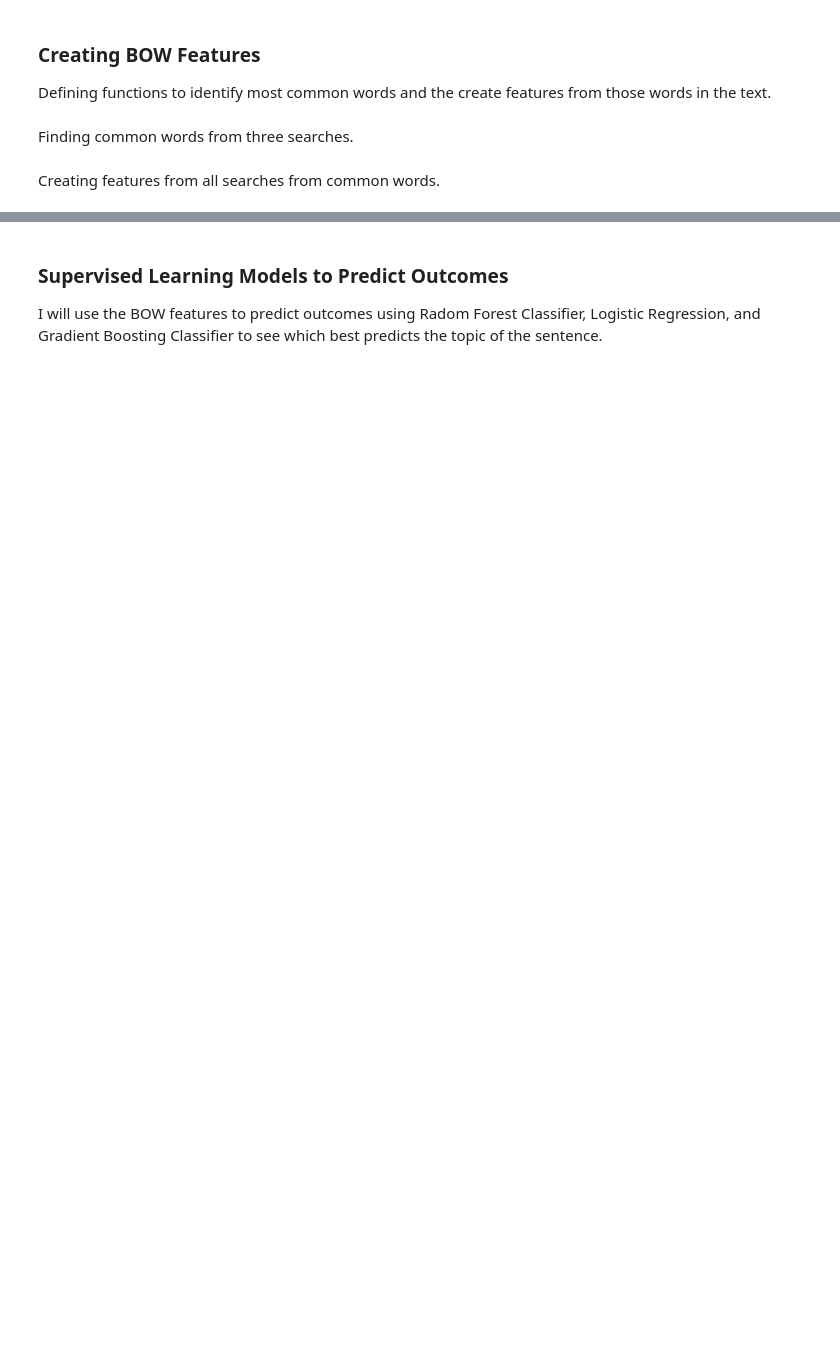
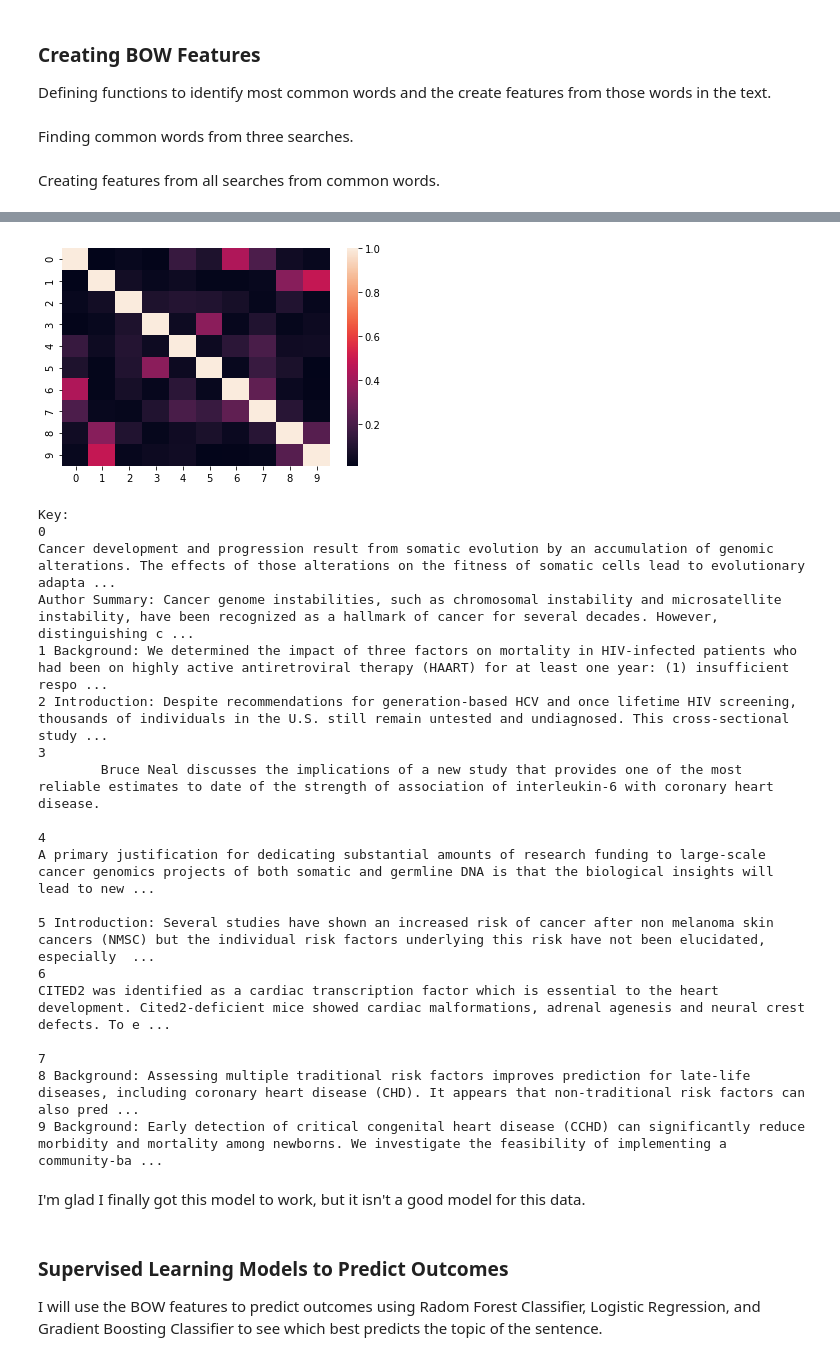
Before and after one commit to ephs08kmp/Thinkful_Challenges, a Jupyter notebook: 4.4.5 Challenge Build your own NLP model.ipynb, the cells around one changed output, grey strips where cells are left out. Drawn from its saved outputs; the diff is of its cells as text; code cells hidden in the pictures; blank space fills up the shorter version.

```diff
--- a/4.4.5 Challenge Build your own NLP model.ipynb
+++ b/4.4.5 Challenge Build your own NLP model.ipynb
@@ -198,0 +219,20 @@ This code keeps throwing errors.  If I use the clean version of the text, it say
+# %%
+from sklearn.decomposition import TruncatedSVD
+from sklearn.pipeline import make_pipeline
+from sklearn.preprocessing import Normalizer
+
+#Our SVD data reducer.  We are going to reduce the feature space from 1379 to 130.
+svd= TruncatedSVD(130)
+lsa = make_pipeline(svd, Normalizer(copy=False))
+# Run SVD on the training data, then project the training data.
+X_train_lsa = lsa.fit_transform(X_train_tfidf)
+
+variance_explained=svd.explained_variance_ratio_
+total_variance = variance_explained.sum()
+print("Percent variance captured by all components:",total_variance*100)
+
+#Looking at what sorts of paragraphs our solution considers similar, for the first five identified topics
+paras_by_component=pd.DataFrame(X_train_lsa,index=X_train)
+for i in range(5):
+    print('Component {}:'.format(i))
+    print(paras_by_component.loc[:,i].sort_values(ascending=False)[0:10])
@@ -199,3 +261,39 @@ This code keeps throwing errors.  If I use the clean version of the text, it say
+# %%
+# Compute document similarity using LSA components
+similarity = np.asarray(np.asmatrix(X_train_lsa) * np.asmatrix(X_train_lsa).T)
+#Only taking the first 10 sentences
+sim_matrix=pd.DataFrame(similarity,index=X_train).iloc[0:10,0:10]
+#Making a plot
+ax = sns.heatmap(sim_matrix,yticklabels=range(10))
+plt.show()
+
+#Generating a key for the plot.
+print('Key:')
+for i in range(10):
+    print(i,sim_matrix.index[i])
+# %% [output]
+[figure, added]
+Key:
+0
+Cancer development and progression result from somatic evolution by an accumulation of genomic alterations. The effects of those alterations on the fitness of somatic cells lead to evolutionary adapta ...
+Author Summary: Cancer genome instabilities, such as chromosomal instability and microsatellite instability, have been recognized as a hallmark of cancer for several decades. However, distinguishing c ...
+1 Background: We determined the impact of three factors on mortality in HIV-infected patients who had been on highly active antiretroviral therapy (HAART) for at least one year: (1) insufficient respo ...
+2 Introduction: Despite recommendations for generation-based HCV and once lifetime HIV screening, thousands of individuals in the U.S. still remain untested and undiagnosed. This cross-sectional study ...
+3
+        Bruce Neal discusses the implications of a new study that provides one of the most reliable estimates to date of the strength of association of interleukin-6 with coronary heart disease.
+
+4
+A primary justification for dedicating substantial amounts of research funding to large-scale cancer genomics projects of both somatic and germline DNA is that the biological insights will lead to new ...
+
+5 Introduction: Several studies have shown an increased risk of cancer after non melanoma skin cancers (NMSC) but the individual risk factors underlying this risk have not been elucidated, especially  ...
+6
+CITED2 was identified as a cardiac transcription factor which is essential to the heart development. Cited2-deficient mice showed cardiac malformations, adrenal agenesis and neural crest defects. To e ...
+
+7
+8 Background: Assessing multiple traditional risk factors improves prediction for late-life diseases, including coronary heart disease (CHD). It appears that non-traditional risk factors can also pred ...
+9 Background: Early detection of critical congenital heart disease (CCHD) can significantly reduce morbidity and mortality among newborns. We investigate the feasibility of implementing a community-ba ...
+# %% [markdown]
+I'm glad I finally got this model to work, but it isn't a good model for this data.
 # %% [markdown]
 ### Supervised Learning Models to Predict Outcomes
 I will use the BOW features to predict outcomes using Radom Forest Classifier, Logistic Regression, and Gradient Boosting Classifier to see which best predicts the topic of the sentence.
```
Also changed, not shown: parts of 24 cells of this notebook.
